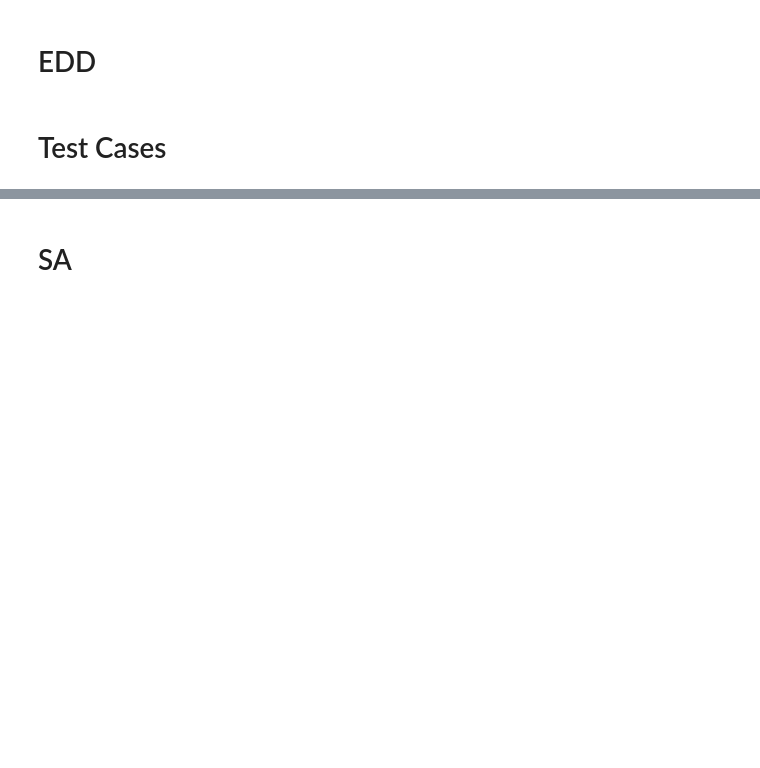
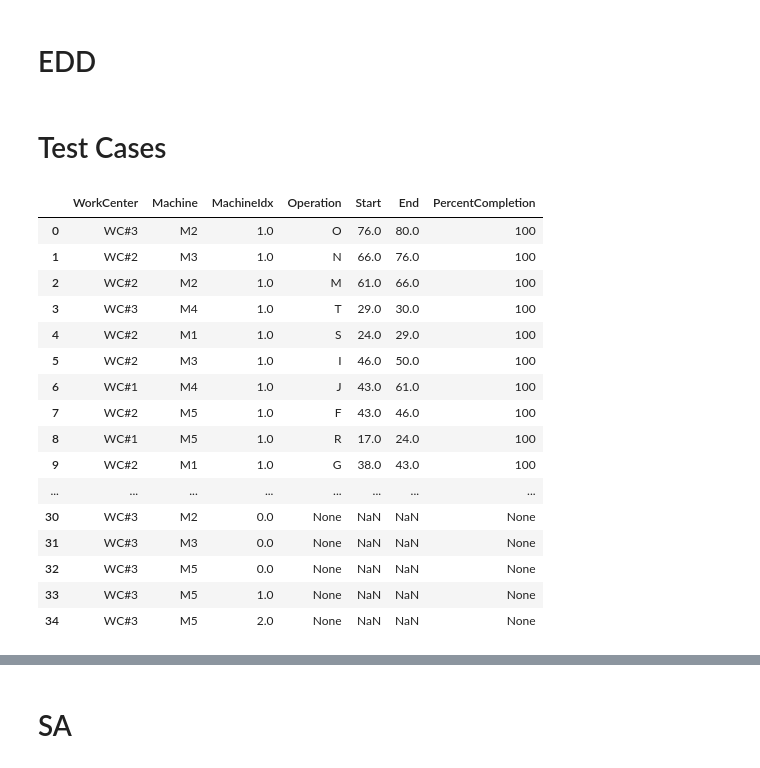
Before and after one commit to nathanansel28/40.014-ESA, a Jupyter notebook: 02_TestingHeuristics/heuristics.ipynb, the cells around one changed output, grey strips where cells are left out. Saved outputs shown, nothing was run; the diff lists cells and outputs as text; code cells hidden in the pictures; blank space fills up the shorter version.

```diff
--- a/02_TestingHeuristics/heuristics.ipynb
+++ b/02_TestingHeuristics/heuristics.ipynb
@@ -590,37 +603,55 @@ def plot_gantt_chart(factory, scheduled_operations):
 # %% [markdown]
 # Test Cases
 # %%
-# df_BOM = pd.DataFrame({
-#     'operation': ['A', 'B', 'C', 'D', 'E', 'F', 'G', 'H', 'I', 'J', 'K', 'L', 'M', 'N', 'O', 'P', 'Q', 'R', 'S', 'T', 'U'],
-#     'predecessor_operations': [[], [], ["A"], ["B"], ["C", "D"], ["E", "G"], ["H"], [], ["F"], [], [], [], ["J", "K", "L"], ["M"], ["N"], [], [], ["P", "Q"], ["R"], ["S", "U"], []],
-#     'end_product': [0, 0, 0, 0, 0, 0, 0, 0, 1, 0, 0, 0, 0, 0, 1, 0, 0, 0, 0, 1, 0],
-#     'due_date': [None, None, None, None, None, None, None, None, 50.0, None, None, None, None, None, 80.0, None, None, None, None, 30.0, None],
-#     'processing_time': [3, 2, 1, 3, 1, 3, 5, 7, 4, 18, 12, 3, 5, 10, 4, 1, 8, 7, 5, 1, 8],
-#     'workcenter': ['WC#2', 'WC#1', 'WC#1', 'WC#2', 'WC#2', 'WC#2', 'WC#2', 'WC#3', 'WC#2', 'WC#1', 'WC#2', 'WC#3', 'WC#2', 'WC#2', 'WC#3', 'WC#2', 'WC#1', 'WC#1', 'WC#2', 'WC#3', 'WC#1'],
-#     'machine': ["M1", "M2", "M3", "M2", "M4", "M5", "M1", "M2", "M3", "M4", "M5", "M1", "M2", "M3", "M2", "M3", "M4", "M5", "M1", "M4", "M2"]
-# })
+df_BOM = pd.DataFrame({
+    'operation': ['A', 'B', 'C', 'D', 'E', 'F', 'G', 'H', 'I', 'J', 'K', 'L', 'M', 'N', 'O', 'P', 'Q', 'R', 'S', 'T', 'U'],
+    'predecessor_operations': [[], [], ["A"], ["B"], ["C", "D"], ["E", "G"], ["H"], [], ["F"], [], [], [], ["J", "K", "L"], ["M"], ["N"], [], [], ["P", "Q"], ["R"], ["S", "U"], []],
+    'end_product': [0, 0, 0, 0, 0, 0, 0, 0, 1, 0, 0, 0, 0, 0, 1, 0, 0, 0, 0, 1, 0],
+    'due_date': [None, None, None, None, None, None, None, None, 50.0, None, None, None, None, None, 80.0, None, None, None, None, 30.0, None],
+    'processing_time': [3, 2, 1, 3, 1, 3, 5, 7, 4, 18, 12, 3, 5, 10, 4, 1, 8, 7, 5, 1, 8],
+    'workcenter': ['WC#2', 'WC#1', 'WC#1', 'WC#2', 'WC#2', 'WC#2', 'WC#2', 'WC#3', 'WC#2', 'WC#1', 'WC#2', 'WC#3', 'WC#2', 'WC#2', 'WC#3', 'WC#2', 'WC#1', 'WC#1', 'WC#2', 'WC#3', 'WC#1'],
+    'machine': ["M1", "M2", "M3", "M2", "M4", "M5", "M1", "M2", "M3", "M4", "M5", "M1", "M2", "M3", "M2", "M3", "M4", "M5", "M1", "M4", "M2"]
+})
 # display(df_BOM)
-# df_machine = pd.DataFrame({
-#     'workcenter': ["WC#1", "WC#2", "WC#3"],
-#     'M1': [3, 2, 3],
-#     'M2': [2, 1, 2],
-#     'M3': [1, 2, 1],
-#     'M4': [1, 1, 1],
-#     'M5': [1, 2, 3]
-# })
-# # display(df_machine)
-# factory = LETSA_load_factory(df_machine)
-# operations = LETSA_load_operations(df_BOM)
-# scheduled_operations = LETSA_schedule_operations(operations, factory)
+df_machine = pd.DataFrame({
+    'workcenter': ["WC#1", "WC#2", "WC#3"],
+    'M1': [3, 2, 3],
+    'M2': [2, 1, 2],
+    'M3': [1, 2, 1],
+    'M4': [1, 1, 1],
+    'M5': [1, 2, 3]
+})
+# display(df_machine)
+factory = load_factory(df_machine)
+operations = load_operations(df_BOM)
+scheduled_operations = LETSA_schedule_operations(operations, factory)
 # plot_gantt_chart(factory, scheduled_operations)
 # print(calculate_makespan(factory))
-# df_schedule = format_schedule(scheduled_operations)
-# display(df_schedule)
+df_schedule = format_schedule(scheduled_operations, factory)
+display(df_schedule)
 
-# factory = load_factory(df_machine)
-# operations = load_operations(df_BOM)
-# scheduled_operations = EDD_schedule_operations(operations, factory)
+factory = load_factory(df_machine)
+operations = load_operations(df_BOM)
+scheduled_operations = EDD_schedule_operations(operations, factory)
 # plot_gantt_chart(factory, scheduled_operations)
 # print(calculate_makespan(factory))
-# df_schedule = format_schedule(scheduled_operations)
-# display(df_schedule)
+df_schedule = format_schedule(scheduled_operations, factory)
+display(df_schedule)
+# %% [output]
+|  | WorkCenter | Machine | MachineIdx | Operation | Start | End | PercentCompletion |
+| 0 | WC#3 | M2 | 1.0 | O | 76.0 | 80.0 | 100 |
+| 1 | WC#2 | M3 | 1.0 | N | 66.0 | 76.0 | 100 |
+| 2 | WC#2 | M2 | 1.0 | M | 61.0 | 66.0 | 100 |
+| 3 | WC#3 | M4 | 1.0 | T | 29.0 | 30.0 | 100 |
+| 4 | WC#2 | M1 | 1.0 | S | 24.0 | 29.0 | 100 |
+| 5 | WC#2 | M3 | 1.0 | I | 46.0 | 50.0 | 100 |
+| 6 | WC#1 | M4 | 1.0 | J | 43.0 | 61.0 | 100 |
+| 7 | WC#2 | M5 | 1.0 | F | 43.0 | 46.0 | 100 |
+| 8 | WC#1 | M5 | 1.0 | R | 17.0 | 24.0 | 100 |
+| 9 | WC#2 | M1 | 1.0 | G | 38.0 | 43.0 | 100 |
+| ... | ... | ... | ... | ... | ... | ... | ... |
+| 30 | WC#3 | M2 | 0.0 | None | NaN | NaN | None |
+| 31 | WC#3 | M3 | 0.0 | None | NaN | NaN | None |
+| 32 | WC#3 | M5 | 0.0 | None | NaN | NaN | None |
+| 33 | WC#3 | M5 | 1.0 | None | NaN | NaN | None |
+| 34 | WC#3 | M5 | 2.0 | None | NaN | NaN | None |
```
Also changed, not shown: parts of 10 cells of this notebook.
